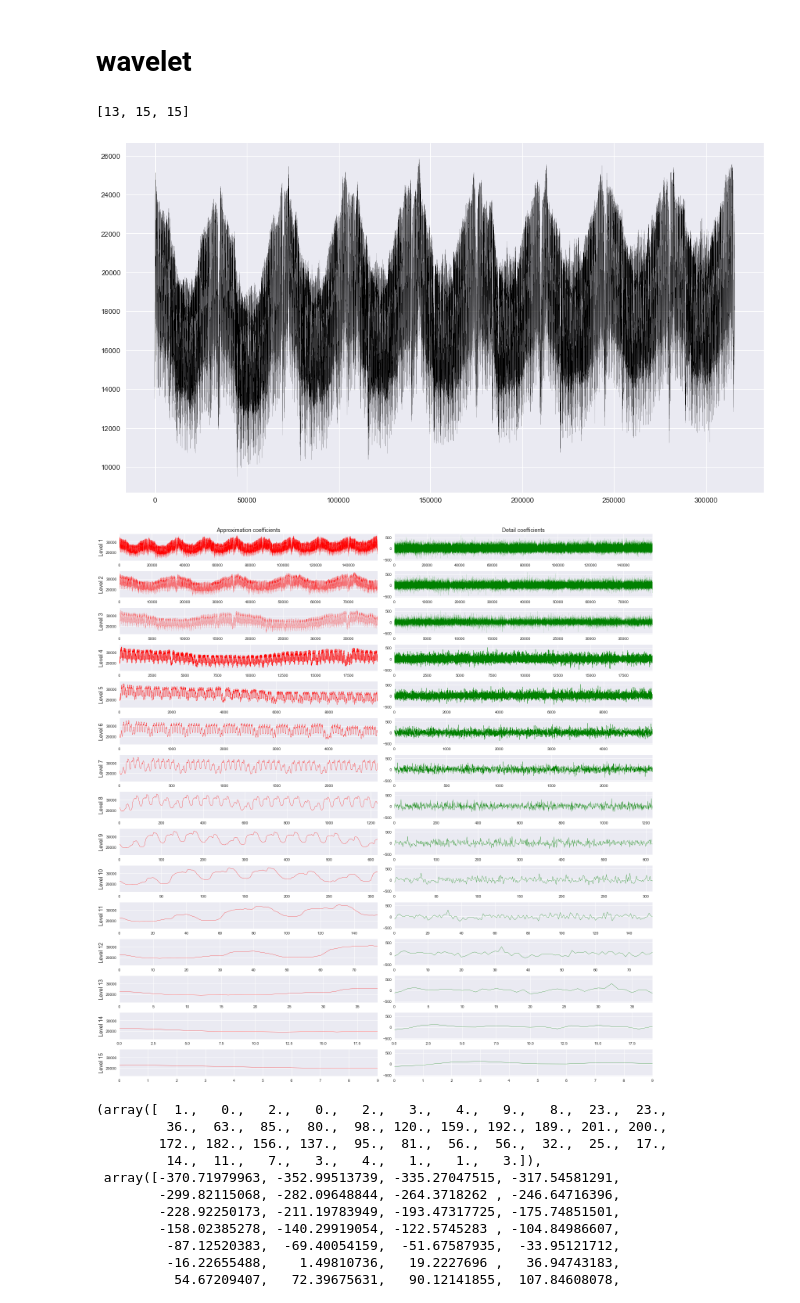
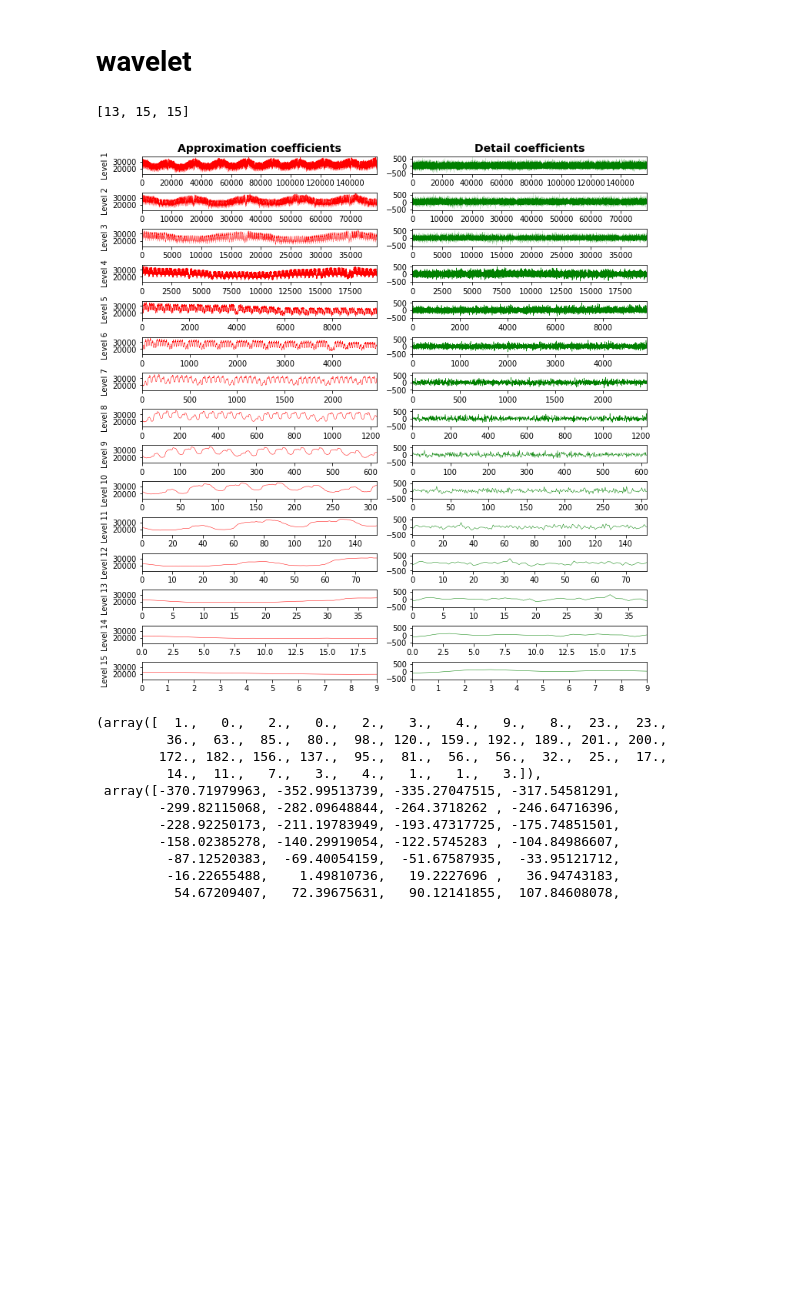
Before and after one commit to Nuelam9/Report-2, a Jupyter notebook: Codice.ipynb, the cells around one changed output. Drawn from its saved outputs; the diff is of its cells as text; code cells hidden in the pictures; blank space fills up the shorter version.

```diff
--- a/Codice.ipynb
+++ b/Codice.ipynb
@@ -2,8 +2,9 @@
 import numpy as np
 import pandas as pd
 import matplotlib.pyplot as plt
-plt.style.use('seaborn')
+import matplotlib as mpl
 plt.rcParams['figure.figsize'] = [16, 9]
+from utils import latex_settings
 from datetime import timedelta
 from scipy import signal
 from analysis import *
@@ -114,6 +115,9 @@ plt.plot(Electric.Seconds[35040:2*35040], Electric.Load[35040:2*35040], '.k', ma
 [figure]
 # %% [markdown]
 # Fit lineare
+# %%
+params = latex_settings()
+mpl.rcParams.update(params)
 # %%
 from scipy.optimize import curve_fit
 
@@ -416,11 +439,10 @@ plt.ylim(0, 0.0001);
 # wavelet
 # %%
 print([pywt.dwt_max_level(len(Electric), wavelet) for wavelet in ['coif5', 'sym4', 'sym5']])
-_, cl = wavelet_denoising(df=Electric, waveletname='sym4')
+_, cl = wavelet_coeffs_plot(df=Electric, waveletname='sym4')
 # %% [output]
 [13, 15, 15]
-[figure, old version]
+[figure, new version]
-[figure, removed]
 # %%
 plt.hist(cl, bins='auto')
 # %% [output]
```
Also changed, not shown: parts of 3 cells of this notebook.
